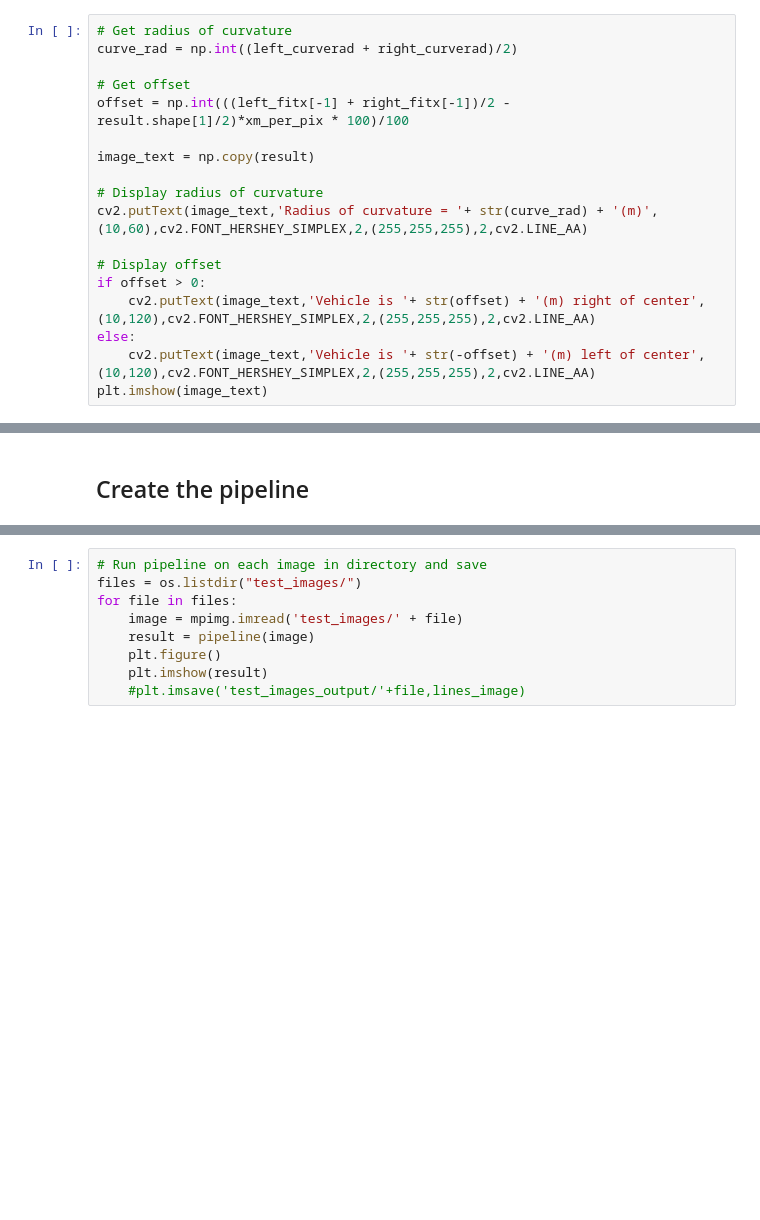
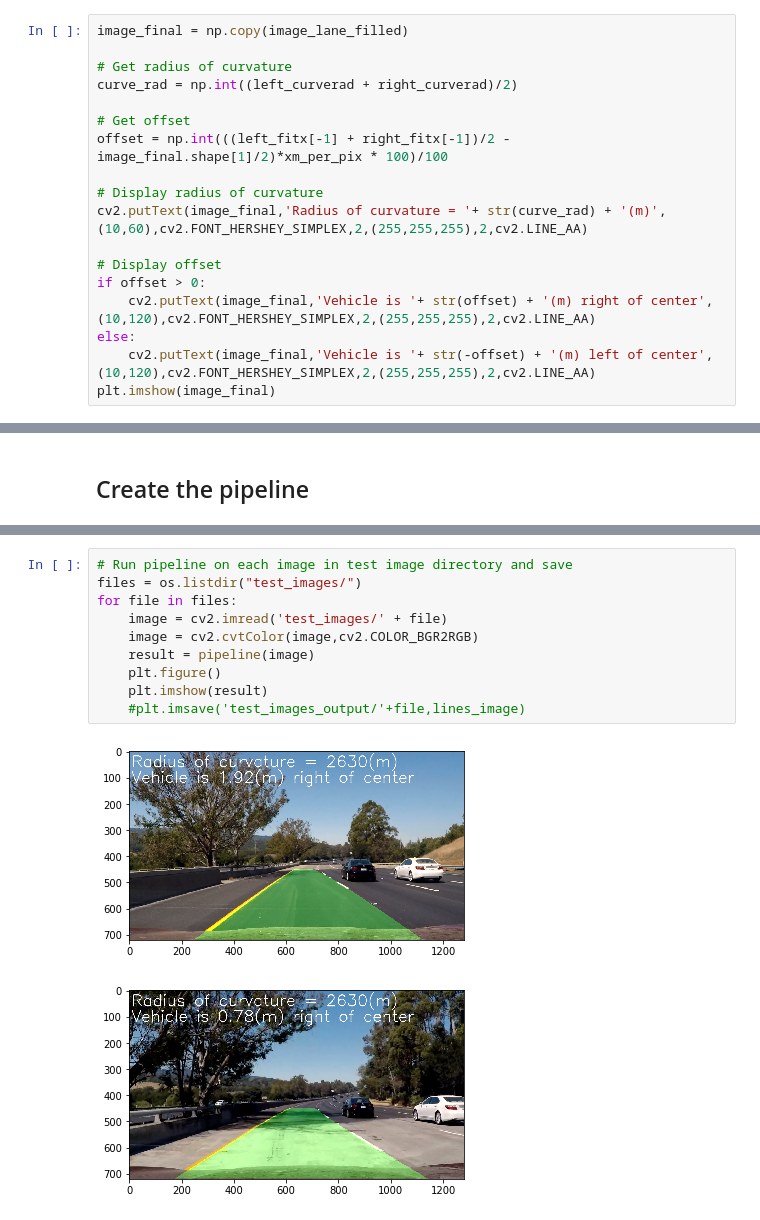
Before and after one commit to ashwinmr/CarND-Advanced-Lane-Lines, a Jupyter notebook: Main.ipynb, the cells around one changed output, grey strips where cells are left out. Drawn from its saved outputs; the diff is of its cells as text; blank space fills up the shorter version.

```diff
--- a/Main.ipynb
+++ b/Main.ipynb
@@ -451,23 +466,23 @@ plt.imshow(result)
 # %% [markdown]
 ## Output display
 # %%
+image_final = np.copy(image_lane_filled)
+
 # Get radius of curvature
 curve_rad = np.int((left_curverad + right_curverad)/2)
 
 # Get offset
-offset = np.int(((left_fitx[-1] + right_fitx[-1])/2 - result.shape[1]/2)*xm_per_pix * 100)/100
-
-image_text = np.copy(result)
+offset = np.int(((left_fitx[-1] + right_fitx[-1])/2 - image_final.shape[1]/2)*xm_per_pix * 100)/100
 
 # Display radius of curvature
-cv2.putText(image_text,'Radius of curvature = '+ str(curve_rad) + '(m)',(10,60),cv2.FONT_HERSHEY_SIMPLEX,2,(255,255,255),2,cv2.LINE_AA)
+cv2.putText(image_final,'Radius of curvature = '+ str(curve_rad) + '(m)',(10,60),cv2.FONT_HERSHEY_SIMPLEX,2,(255,255,255),2,cv2.LINE_AA)
 
 # Display offset
 if offset > 0:
-    cv2.putText(image_text,'Vehicle is '+ str(offset) + '(m) right of center',(10,120),cv2.FONT_HERSHEY_SIMPLEX,2,(255,255,255),2,cv2.LINE_AA)
+    cv2.putText(image_final,'Vehicle is '+ str(offset) + '(m) right of center',(10,120),cv2.FONT_HERSHEY_SIMPLEX,2,(255,255,255),2,cv2.LINE_AA)
 else:
-    cv2.putText(image_text,'Vehicle is '+ str(-offset) + '(m) left of center',(10,120),cv2.FONT_HERSHEY_SIMPLEX,2,(255,255,255),2,cv2.LINE_AA)
-plt.imshow(image_text)
+    cv2.putText(image_final,'Vehicle is '+ str(-offset) + '(m) left of center',(10,120),cv2.FONT_HERSHEY_SIMPLEX,2,(255,255,255),2,cv2.LINE_AA)
+plt.imshow(image_final)
 # %% [output]
 <matplotlib.image.AxesImage at 0x...>
 [figure]
@@ -496,9 +555,13 @@ plt.imshow(pipeline(image_org))
 # %%
-# Run pipeline on each image in directory and save
+# Run pipeline on each image in test image directory and save
 files = os.listdir("test_images/")
 for file in files:
-    image = mpimg.imread('test_images/' + file)
+    image = cv2.imread('test_images/' + file)
+    image = cv2.cvtColor(image,cv2.COLOR_BGR2RGB)
     result = pipeline(image)
     plt.figure()
     plt.imshow(result)
     #plt.imsave('test_images_output/'+file,lines_image)
+# %% [output]
+[figure, added]
+[figure, added]
```
Also changed, not shown: parts of 7 cells of this notebook.
